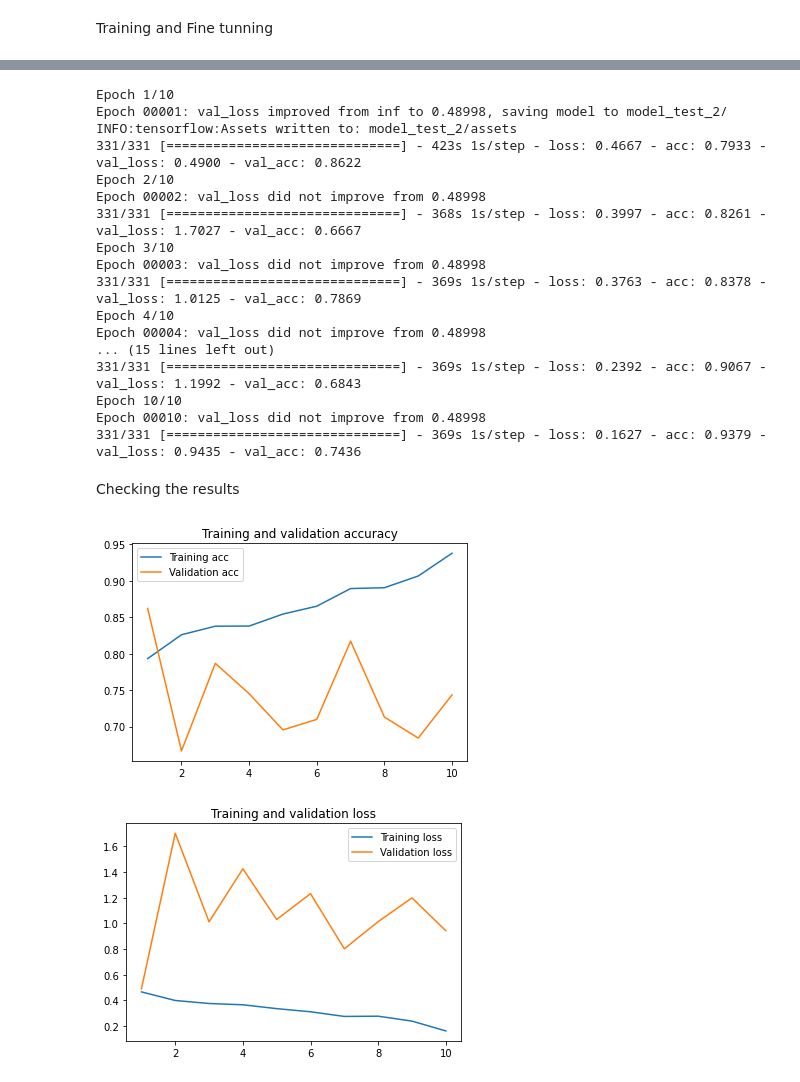
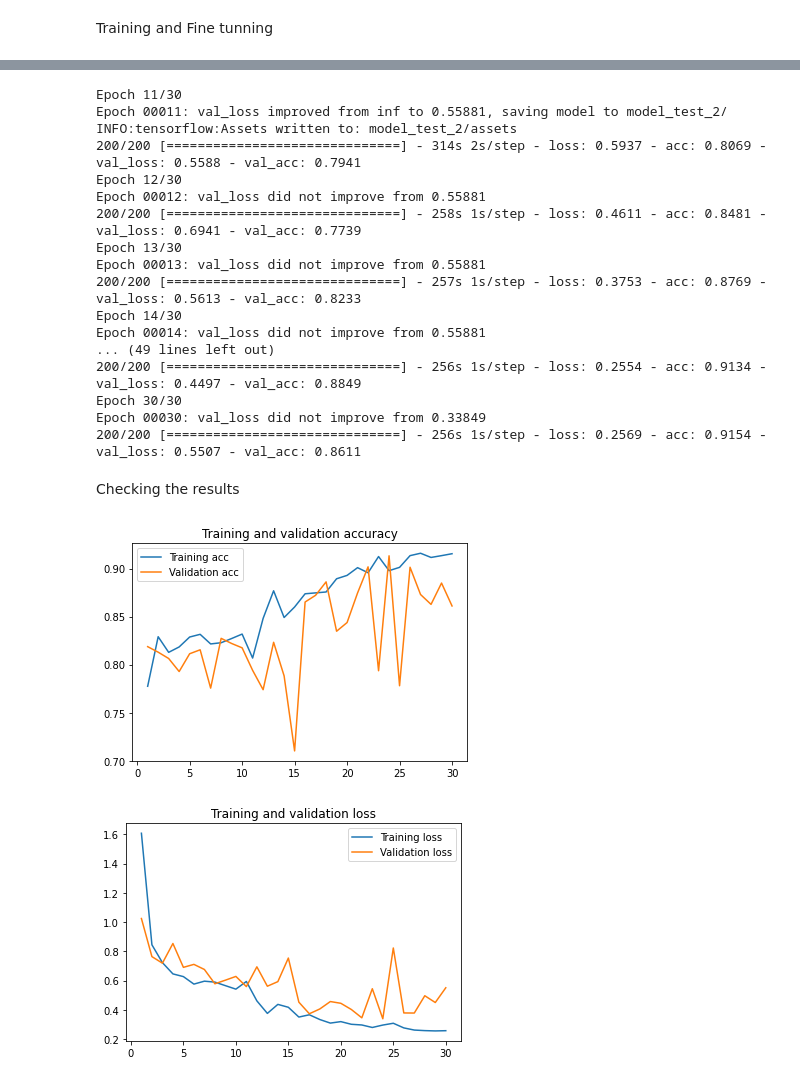
Before and after one commit to bardiakzzzz/CoronaHack--Chest-X-Ray, a Jupyter notebook: CoronaHack.ipynb, the cells around one changed output, grey strips where cells are left out. Saved outputs shown, nothing was run; the diff lists cells and outputs as text; code cells hidden in the pictures.

Commit message:
Add 2 more datasets

```diff
--- a/CoronaHack.ipynb
+++ b/CoronaHack.ipynb
@@ -144,7 +264,7 @@ Y1 = Y2 =  AUTOTUNE
 
 test_dataset = tf.data.Dataset.from_tensor_slices((test_input,test_label))
 test_dataset = test_dataset.shuffle(len(test_input))
-test_dataset = test_dataset.map(get_image_test,num_parallel_calls=X1)
+test_dataset = test_dataset.map(get_image,num_parallel_calls=X1)
 test_dataset = test_dataset.batch(batch_size=16)
 test_dataset = test_dataset.prefetch(buffer_size=X2)
 # %% [markdown]
@@ -155,10 +275,10 @@ base_model = keras.applications.EfficientNetB3(include_top= False,input_shape=(3
 for layer in base_model.layers:
     layer.trainable = False
 
-cnn1 = keras.layers.Conv2D(64,(3,3),activation='relu')(base_model.output)
+cnn1 = keras.layers.Conv2D(64,(3,3),activation='relu',kernel_regularizer='l2')(base_model.output)
 batch_1 = keras.layers.BatchNormalization(axis =1)(cnn1)
 
-cnn2 = keras.layers.Conv2D(32,(3,3),activation='relu')(batch_1)
+cnn2 = keras.layers.Conv2D(32,(3,3),activation='relu',kernel_regularizer='l2')(batch_1)
 batch_2 = keras.layers.BatchNormalization(axis =1)(cnn2)
 
 dropout_1 = keras.layers.Dropout(0.2)(batch_2)
@@ -177,5 +297,5 @@ model.compile(optimizer='adam', loss='categorical_crossentropy',metrics='acc')
 Training and Fine tunning
 # %%
 checkpoint_callback = tf.keras.callbacks.ModelCheckpoint('model_test_1/', monitor='val_loss',mode='min',verbose=1, save_best_only=True)
-history = model.fit(train_dataset,epochs = 5,validation_data=test_dataset,callbacks=[checkpoint_callback])
+history = model.fit(train_dataset,steps_per_epoch=200,epochs = 10,validation_data=test_dataset,callbacks=[checkpoint_callback])
 # %% [output]
@@ -203,52 +343,52 @@ for layer in model.layers :
   layer.trainable = True
 
 checkpoint_callback = tf.keras.callbacks.ModelCheckpoint('model_test_2/', monitor='val_loss',mode='min',verbose=1, save_best_only=True)
-history = model.fit(train_dataset,epochs = 10,validation_data=test_dataset,callbacks=[checkpoint_callback])
+history_2 = model.fit(train_dataset,initial_epoch=10,steps_per_epoch=200,epochs = 30,validation_data=test_dataset,callbacks=[checkpoint_callback])
 # %% [output]
-Epoch 1/10
-Epoch 00001: val_loss improved from inf to 0.48998, saving model to model_test_2/
+Epoch 11/30
+Epoch 00011: val_loss improved from inf to 0.55881, saving model to model_test_2/
 INFO:tensorflow:Assets written to: model_test_2/assets
-331/331 [==============================] - 423s 1s/step - loss: 0.4667 - acc: 0.7933 - val_loss: 0.4900 - val_acc: 0.8622
-Epoch 2/10
-Epoch 00002: val_loss did not improve from 0.48998
-331/331 [==============================] - 368s 1s/step - loss: 0.3997 - acc: 0.8261 - val_loss: 1.7027 - val_acc: 0.6667
-Epoch 3/10
-Epoch 00003: val_loss did not improve from 0.48998
-331/331 [==============================] - 369s 1s/step - loss: 0.3763 - acc: 0.8378 - val_loss: 1.0125 - val_acc: 0.7869
-Epoch 4/10
-Epoch 00004: val_loss did not improve from 0.48998
-... (15 lines left out)
-331/331 [==============================] - 369s 1s/step - loss: 0.2392 - acc: 0.9067 - val_loss: 1.1992 - val_acc: 0.6843
-Epoch 10/10
-Epoch 00010: val_loss did not improve from 0.48998
-331/331 [==============================] - 369s 1s/step - loss: 0.1627 - acc: 0.9379 - val_loss: 0.9435 - val_acc: 0.7436
+200/200 [==============================] - 314s 2s/step - loss: 0.5937 - acc: 0.8069 - val_loss: 0.5588 - val_acc: 0.7941
+Epoch 12/30
+Epoch 00012: val_loss did not improve from 0.55881
+200/200 [==============================] - 258s 1s/step - loss: 0.4611 - acc: 0.8481 - val_loss: 0.6941 - val_acc: 0.7739
+Epoch 13/30
+Epoch 00013: val_loss did not improve from 0.55881
+200/200 [==============================] - 257s 1s/step - loss: 0.3753 - acc: 0.8769 - val_loss: 0.5613 - val_acc: 0.8233
+Epoch 14/30
+Epoch 00014: val_loss did not improve from 0.55881
+... (49 lines left out)
+200/200 [==============================] - 256s 1s/step - loss: 0.2554 - acc: 0.9134 - val_loss: 0.4497 - val_acc: 0.8849
+Epoch 30/30
+Epoch 00030: val_loss did not improve from 0.33849
+200/200 [==============================] - 256s 1s/step - loss: 0.2569 - acc: 0.9154 - val_loss: 0.5507 - val_acc: 0.8611
 # %% [markdown]
 Checking the results
 # %%
 import matplotlib.pyplot as plt
 
-acc = history.history['acc']
-val_acc = history.history['val_acc']
-loss = history.history['loss']
-val_loss = history.history['val_loss']
+acc = history.history['acc'] + history_2.history['acc']
+val_acc = history.history['val_acc'] + history_2.history['val_acc']
+loss = history.history['loss'] + history_2.history['loss']
+val_loss = history.history['val_loss'] + history_2.history['val_loss']
 epochs = range(1, len(acc) + 1)
 
 plt.plot(epochs, acc, label='Training acc')
 plt.plot(epochs, val_acc,  label='Validation acc')
 plt.title('Training and validation accuracy')
 plt.legend()
 
 plt.figure()
 
 plt.plot(epochs, loss, label='Training loss')
 plt.plot(epochs, val_loss, label='Validation loss')
 plt.title('Training and validation loss')
 plt.legend()
 
 plt.show()
 # %% [output]
-[figure, old version]
+[figure, new version]
-[figure, old version]
+[figure, new version]
 # %%
 model = tf.keras.models.load_model('/content/model_test_2')
 model.evaluate(test_dataset)
```
Also changed, not shown: parts of 18 cells of this notebook.
